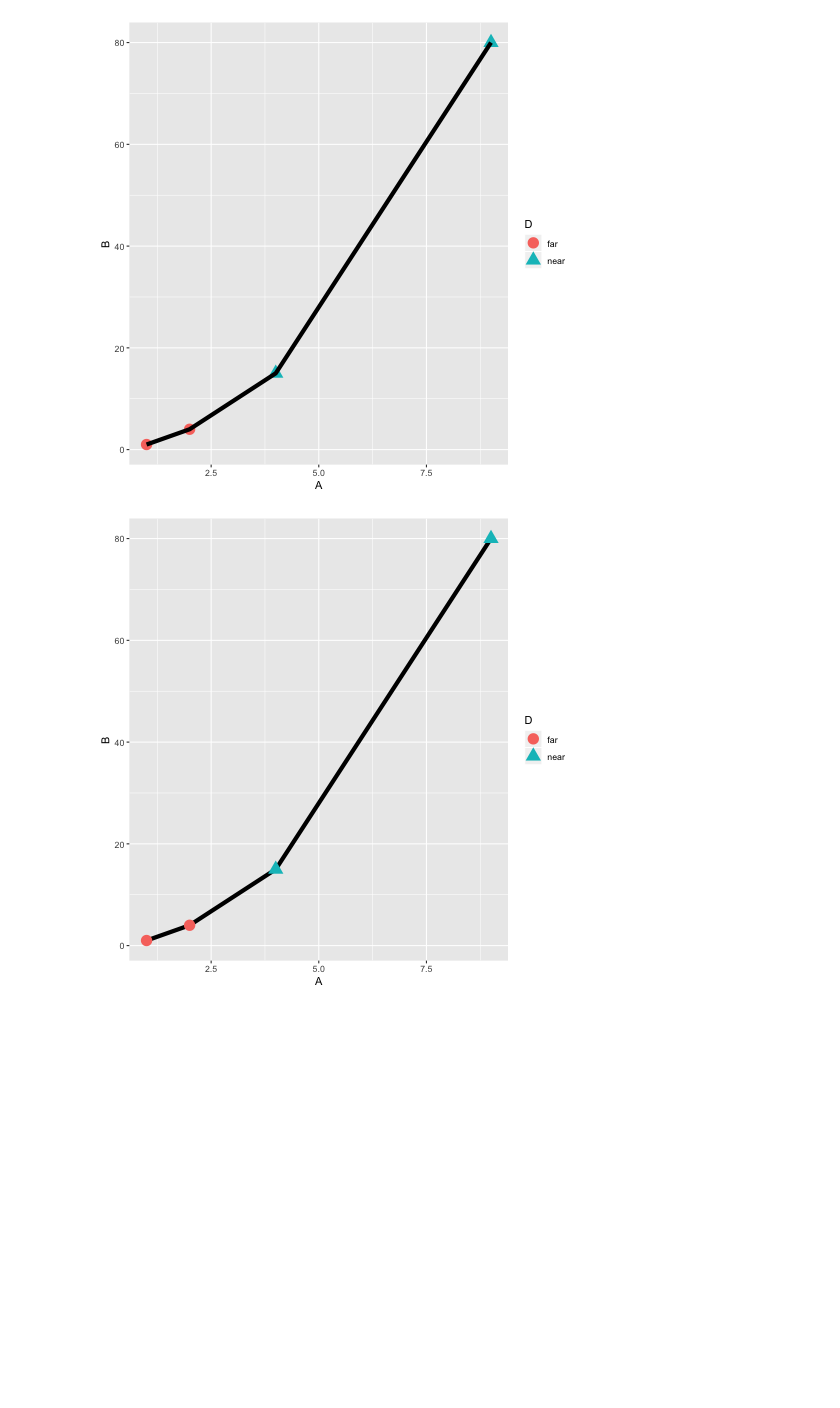
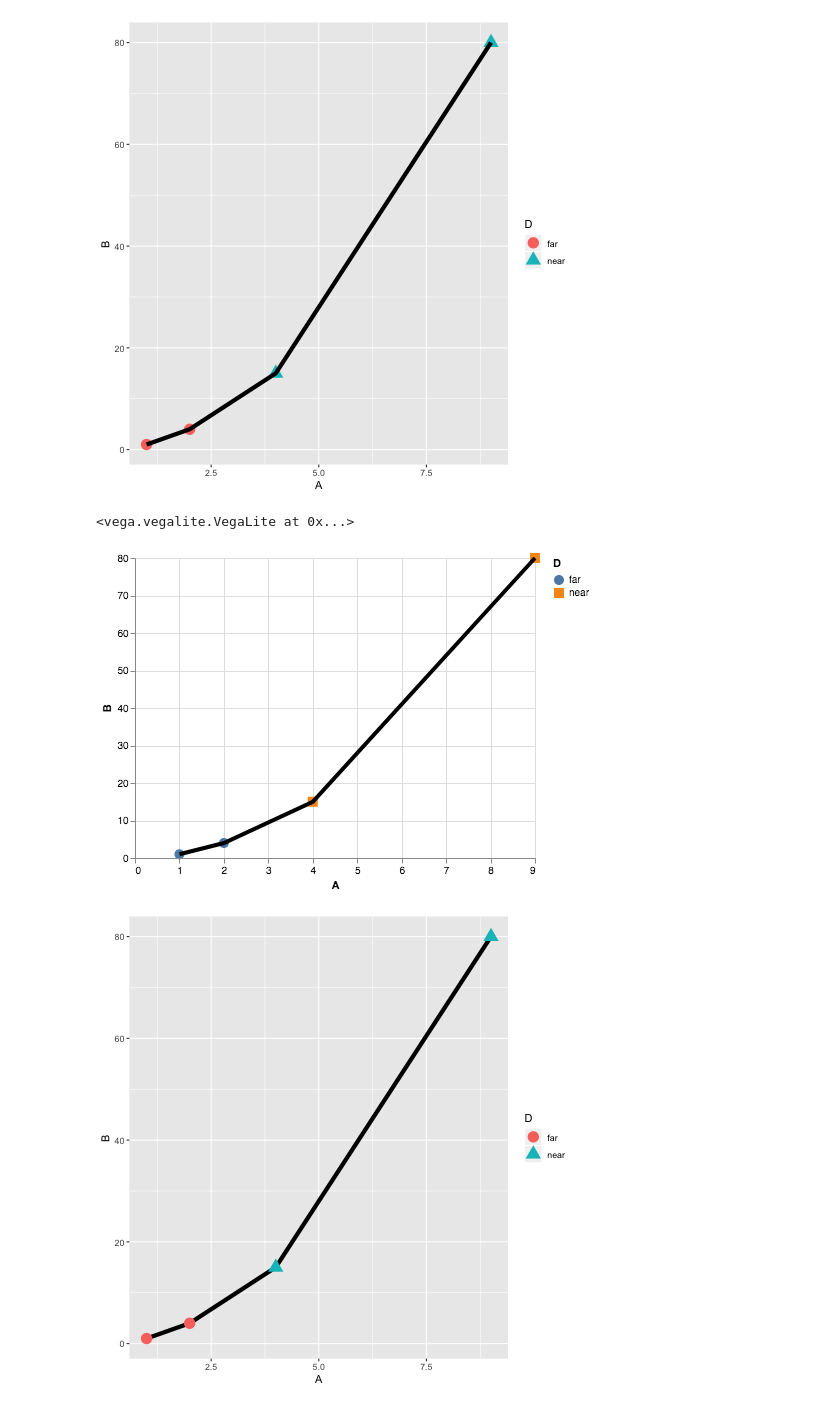
Before and after one commit to WSU-DataScience/SDSS19-dataviz-workshop, a Jupyter notebook: notebooks/introduction_to_ggplot_and_altair_key.ipynb, the cells around one changed output. Cells and saved outputs as stored; diff of their text form; code cells hidden in the pictures; blank space fills up the shorter version.

```diff
--- a/notebooks/introduction_to_ggplot_and_altair_key.ipynb
+++ b/notebooks/introduction_to_ggplot_and_altair_key.ipynb
@@ -355,6 +437,13 @@ Re-create the following plots:
 ggplot(dfR) + geom_point(aes(x = A,y=B,shape=D,color=D), size = 5) + geom_line(aes(x = A,y=B),size=2)
 # %% [output]
 [figure]
+# %%
+points = alt.Chart(dfpy).mark_point(**point_props).encode(x='A',y='B', shape='D', color='D')
+lines = alt.Chart(dfpy).mark_line(size = 4, color='black').encode(x='A',y='B')
+points + lines
+# %% [output]
+<vega.vegalite.VegaLite at 0x...>
+[figure, added]
 # %%
 %%R
 ggplot(dfR) +  geom_line(aes(x = A,y=B),size=2) + geom_point(aes(x = A,y=B,shape=D,color=D), size = 5)
```
Also changed, not shown: parts of 44 cells of this notebook, 10 other files.
